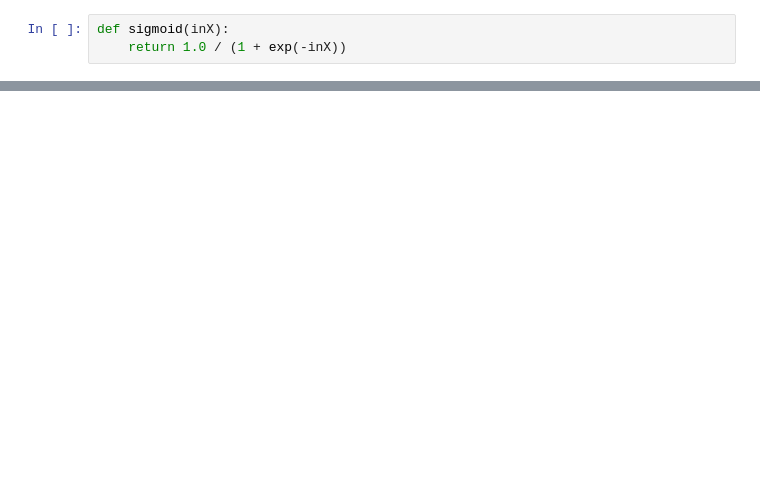
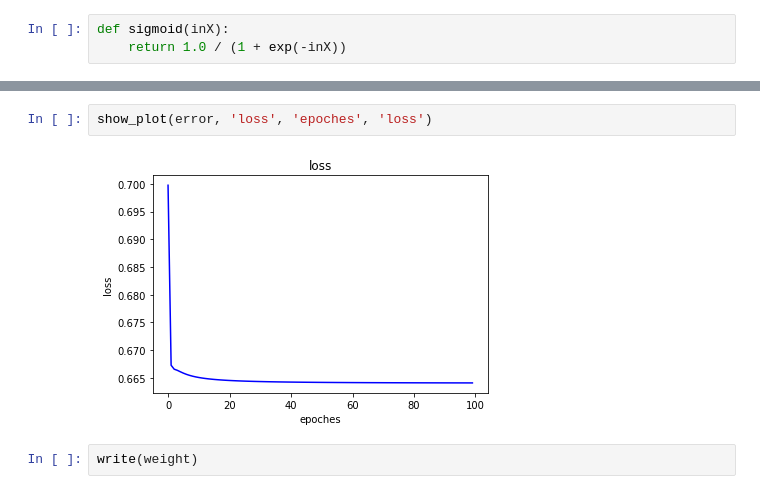
Before and after one commit to Vilinz/Data-Mining, a Jupyter notebook: myself/Untitled.ipynb, the cells around one changed output, grey strips where cells are left out. Cells and saved outputs as stored; diff of their text form; blank space fills up the shorter version.

```diff
--- a/myself/Untitled.ipynb
+++ b/myself/Untitled.ipynb
@@ -85,0 +137,6 @@ KeyboardInterrupt:
+# %%
+show_plot(error, 'loss', 'epoches', 'loss')
+# %% [output]
+[figure, added]
+# %%
+write(weight)
```
Also changed, not shown: parts of 8 cells of this notebook, 1 other file.
